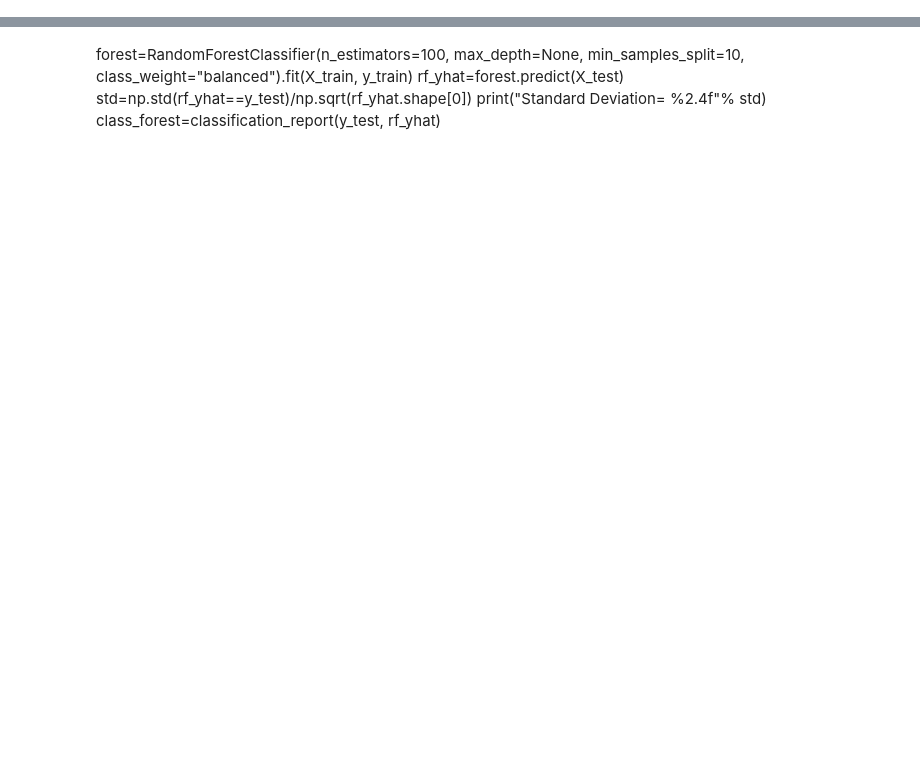
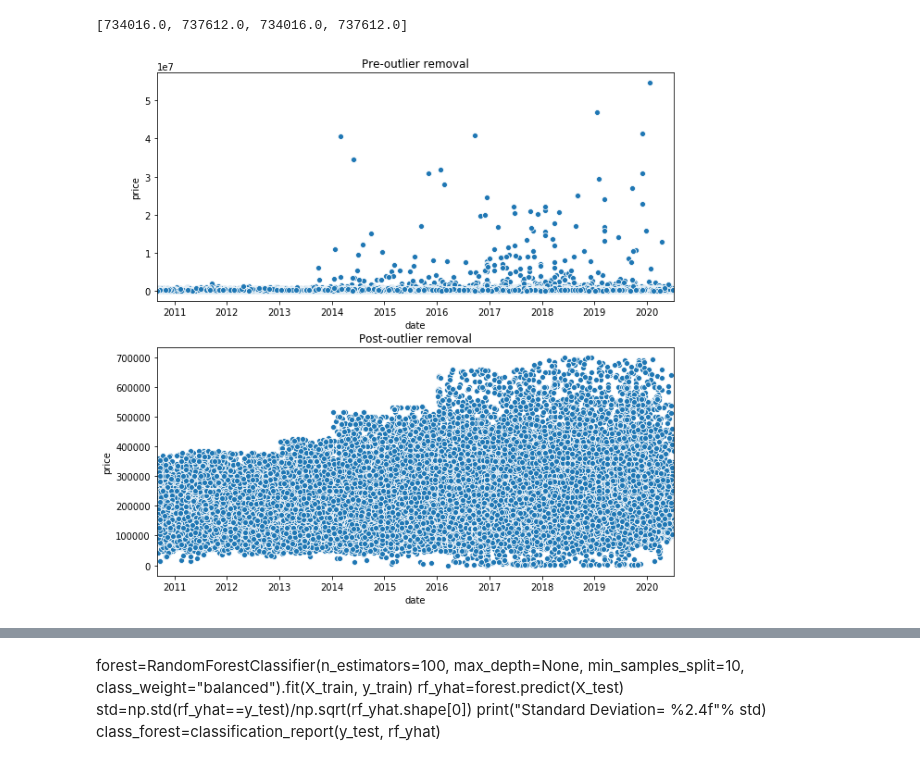
Before and after one commit to risdallseis/Cardiff_house_sales, a Jupyter notebook: script.ipynb, the cells around one changed output, grey strips where cells are left out. Cells and saved outputs as stored; diff of their text form; code cells hidden in the pictures; blank space fills up the shorter version.

```diff
--- a/script.ipynb
+++ b/script.ipynb
@@ -14,0 +123,10 @@ dtype('<M8[ns]')
+# %%
+#Outlier removal scatter plots
+f, axes=plt.subplots(2,1, figsize=(10,10))
+sns.scatterplot(x="date", y="price", data=df_old,ax=axes[0]).set_title('Pre-outlier removal')
+sns.scatterplot(x="date", y="price", data=df, ax=axes[1]).set_title('Post-outlier removal')
+custom_xlim=([df['date'].min(), df['date'].max()])
+plt.setp(axes,xlim=custom_xlim)
+# %% [output]
+[734016.0, 737612.0, 734016.0, 737612.0]
+[figure, added]
```
Also changed, not shown: parts of 43 cells of this notebook.
